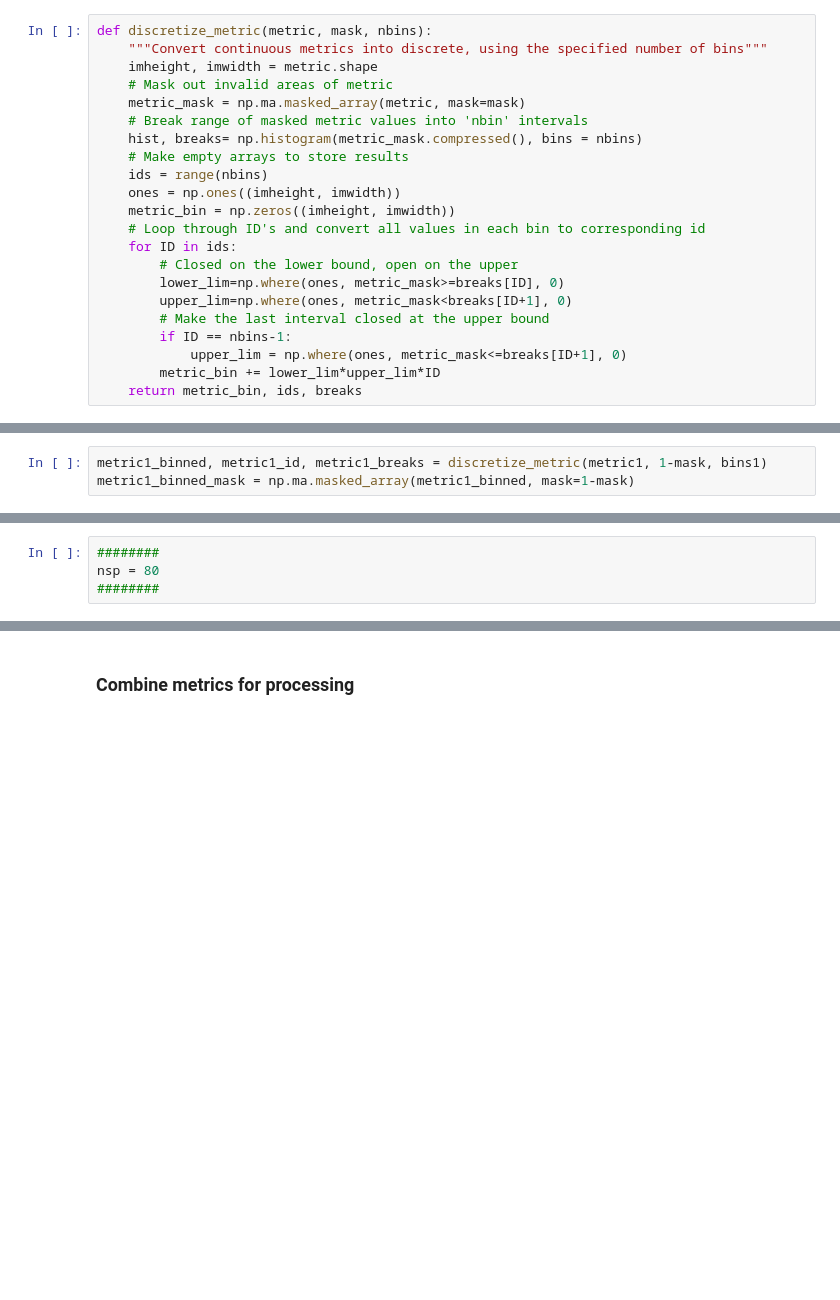
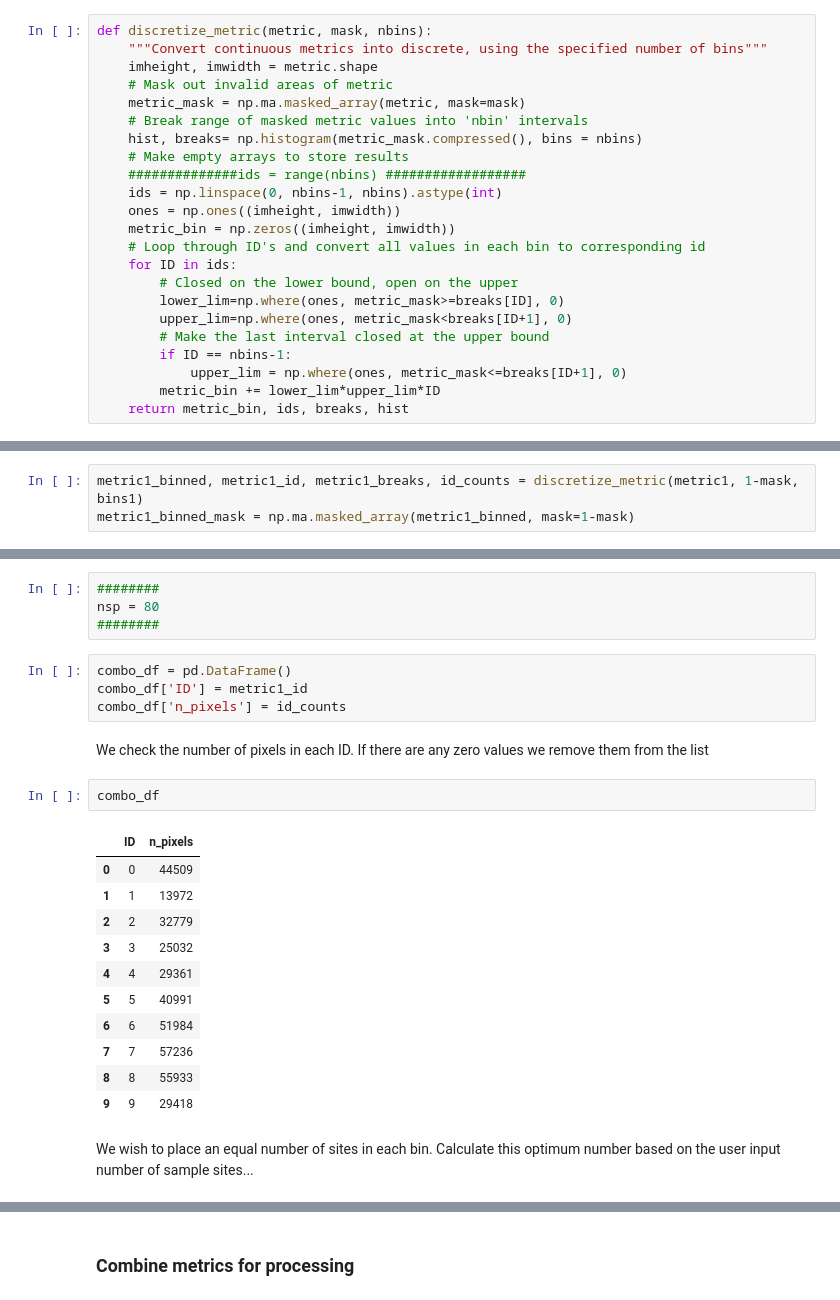
Before and after one commit to EllieBowler/optimising-sample-designs, a Jupyter notebook: demo-uniform-design-Copy1.ipynb, the cells around one changed output, grey strips where cells are left out. Cells and saved outputs as stored; diff of their text form; blank space fills up the shorter version.

```diff
--- a/demo-uniform-design-Copy1.ipynb
+++ b/demo-uniform-design-Copy1.ipynb
@@ -214,7 +294,8 @@ def discretize_metric(metric, mask, nbins):
     # Break range of masked metric values into 'nbin' intervals
     hist, breaks= np.histogram(metric_mask.compressed(), bins = nbins)
     # Make empty arrays to store results
-    ids = range(nbins)
+    ##############ids = range(nbins) ##################
+    ids = np.linspace(0, nbins-1, nbins).astype(int)
     ones = np.ones((imheight, imwidth))
     metric_bin = np.zeros((imheight, imwidth))
     # Loop through ID's and convert all values in each bin to corresponding id
@@ -226,11 +307,11 @@ def discretize_metric(metric, mask, nbins):
         if ID == nbins-1:
             upper_lim = np.where(ones, metric_mask<=breaks[ID+1], 0)
         metric_bin += lower_lim*upper_lim*ID
-    return metric_bin, ids, breaks
+    return metric_bin, ids, breaks, hist
 # %% [markdown]
 Create the binned metric map, record the ids and break points...
 # %%
-metric1_binned, metric1_id, metric1_breaks = discretize_metric(metric1, 1-mask, bins1)
+metric1_binned, metric1_id, metric1_breaks, id_counts = discretize_metric(metric1, 1-mask, bins1)
 metric1_binned_mask = np.ma.masked_array(metric1_binned, mask=1-mask)
 # %% [markdown]
 **Plot** the discrete version of the metric map...
@@ -259,3 +340,25 @@
 ########
 nsp = 80
 ########
+# %%
+combo_df = pd.DataFrame()
+combo_df['ID'] = metric1_id
+combo_df['n_pixels'] = id_counts
+# %% [markdown]
+We check the number of pixels in each ID. If there are any zero values we remove them from the list
+# %%
+combo_df
+# %% [output]
+|  | ID | n_pixels |
+| 0 | 0 | 44509 |
+| 1 | 1 | 13972 |
+| 2 | 2 | 32779 |
+| 3 | 3 | 25032 |
+| 4 | 4 | 29361 |
+| 5 | 5 | 40991 |
+| 6 | 6 | 51984 |
+| 7 | 7 | 57236 |
+| 8 | 8 | 55933 |
+| 9 | 9 | 29418 |
+# %% [markdown]
+We wish to place an equal number of sites in each bin. Calculate this optimum number based on the user input number of sample sites...
```
Also changed, not shown: parts of 25 cells of this notebook, 4 other files.
